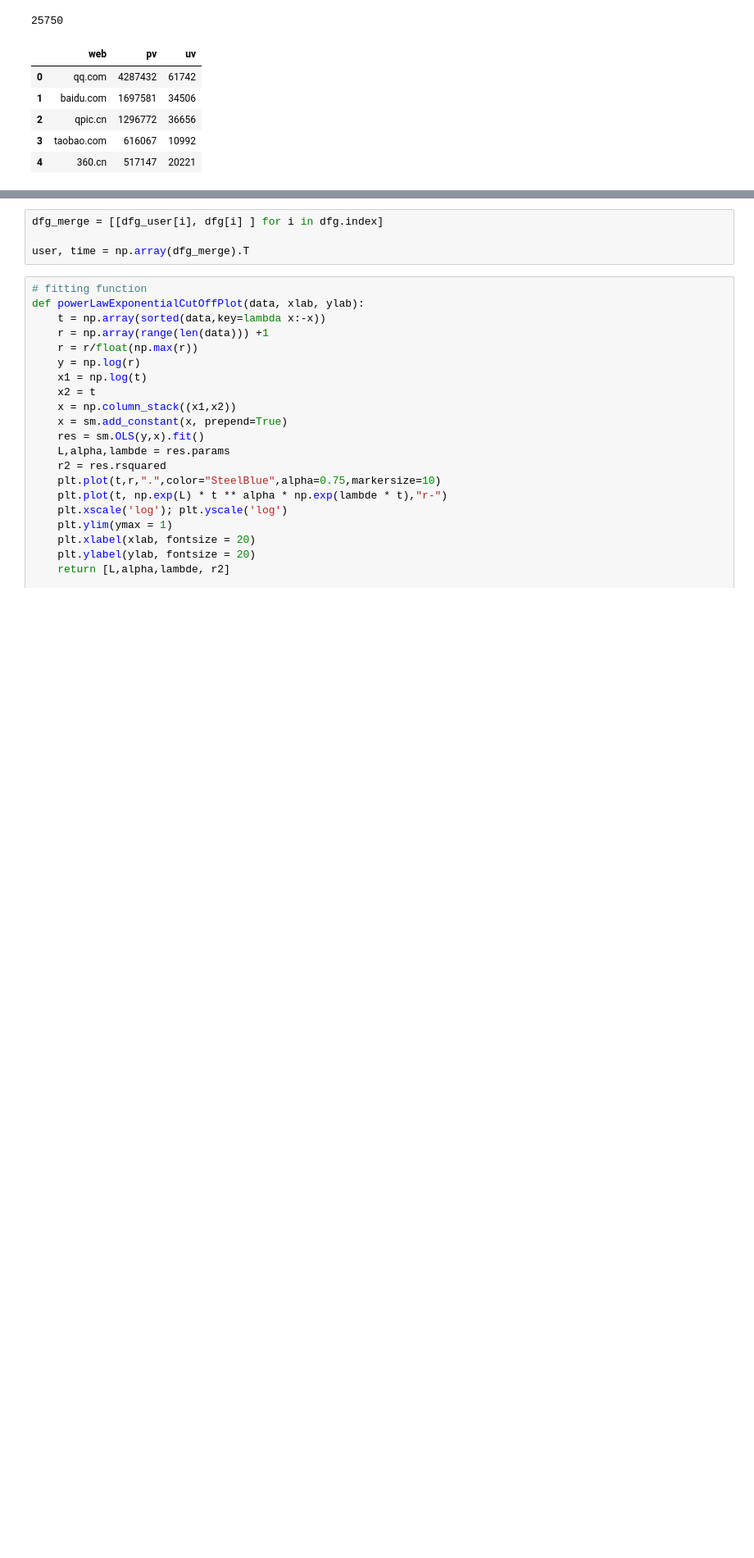
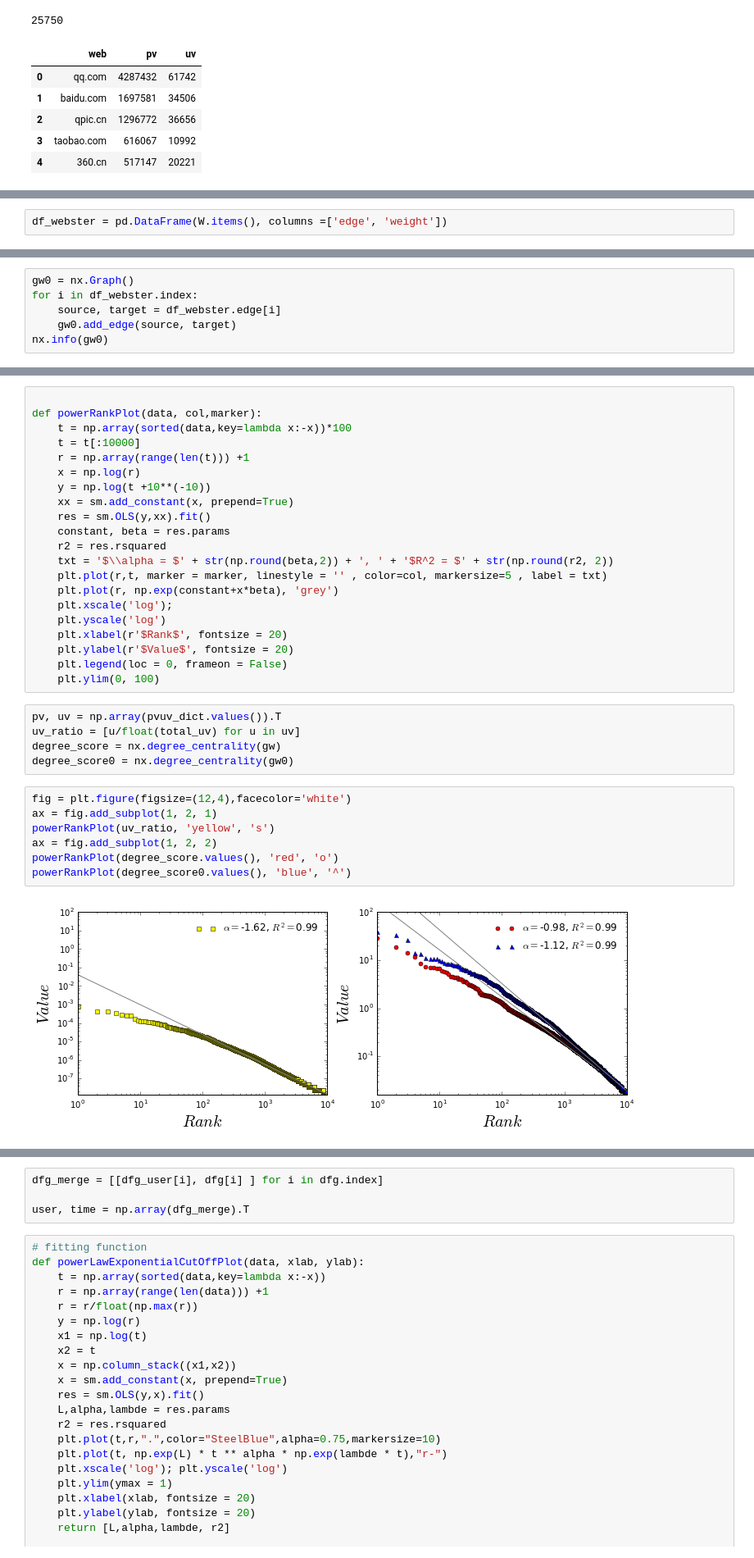
Before and after one commit to SocratesClub/cjc, a Jupyter notebook: cases/bjmobile_attention_flow_network.ipynb, the cells around one changed output, grey strips where cells are left out. Shown at 82% size. Drawn from its saved outputs; the diff is of its cells as text; blank space fills up the shorter version.

```diff
--- a/cases/bjmobile_attention_flow_network.ipynb
+++ b/cases/bjmobile_attention_flow_network.ipynb
@@ -394,0 +434,2 @@ Name: user, dtype: int64
+# %%
+df_webster = pd.DataFrame(W.items(), columns =['edge', 'weight'])
@@ -394,0 +459,6 @@ Name: user, dtype: int64
+# %%
+gw0 = nx.Graph()
+for i in df_webster.index:
+    source, target = df_webster.edge[i]
+    gw0.add_edge(source, target)
+nx.info(gw0)
@@ -394,0 +482,35 @@ Name: user, dtype: int64
+# %%
+
+def powerRankPlot(data, col,marker):
+    t = np.array(sorted(data,key=lambda x:-x))*100
+    t = t[:10000]
+    r = np.array(range(len(t))) +1
+    x = np.log(r)
+    y = np.log(t +10**(-10))
+    xx = sm.add_constant(x, prepend=True)
+    res = sm.OLS(y,xx).fit()
+    constant, beta = res.params
+    r2 = res.rsquared
+    txt = '$\\alpha = $' + str(np.round(beta,2)) + ', ' + '$R^2 = $' + str(np.round(r2, 2))
+    plt.plot(r,t, marker = marker, linestyle = '' , color=col, markersize=5 , label = txt)
+    plt.plot(r, np.exp(constant+x*beta), 'grey')
+    plt.xscale('log');
+    plt.yscale('log')
+    plt.xlabel(r'$Rank$', fontsize = 20)
+    plt.ylabel(r'$Value$', fontsize = 20)
+    plt.legend(loc = 0, frameon = False)
+    plt.ylim(0, 100)
+# %%
+pv, uv = np.array(pvuv_dict.values()).T
+uv_ratio = [u/float(total_uv) for u in uv]
+degree_score = nx.degree_centrality(gw)
+degree_score0 = nx.degree_centrality(gw0)
+# %%
+fig = plt.figure(figsize=(12,4),facecolor='white')
+ax = fig.add_subplot(1, 2, 1)
+powerRankPlot(uv_ratio, 'yellow', 's')
+ax = fig.add_subplot(1, 2, 2)
+powerRankPlot(degree_score.values(), 'red', 'o')
+powerRankPlot(degree_score0.values(), 'blue', '^')
+# %% [output]
+[figure, added]
```
Also changed, not shown: parts of 48 cells of this notebook, 6 other files.
